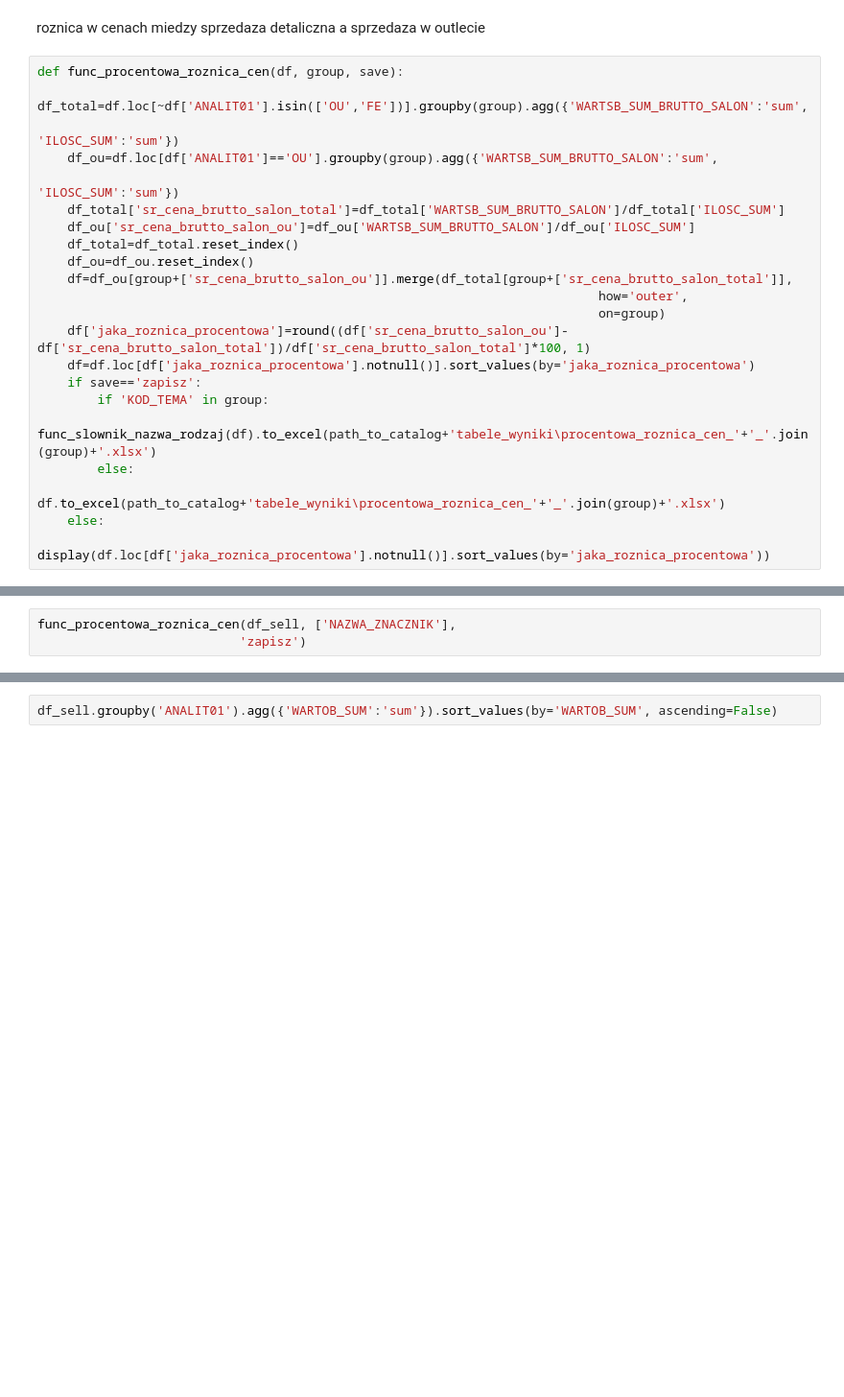
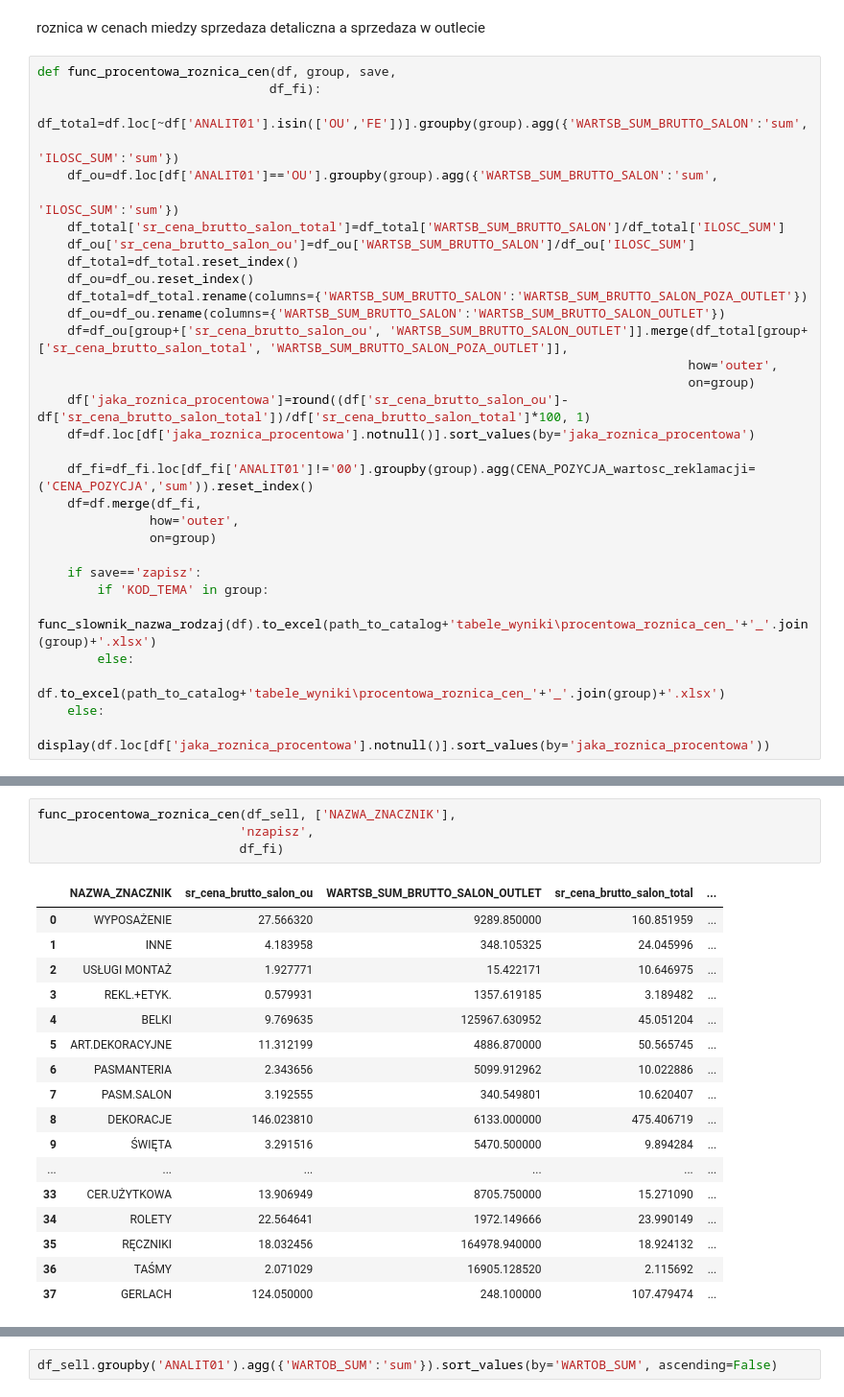
Before and after one commit to plggrzybuch/reklamacje, a Jupyter notebook: reklamacje_sql.ipynb, the cells around one changed output, grey strips where cells are left out. Shown at 96% size. Drawn from its saved outputs; the diff is of its cells as text; blank space fills up the shorter version.

```diff
--- a/reklamacje_sql.ipynb
+++ b/reklamacje_sql.ipynb
@@ -646,7 +625,8 @@ df_sell
 # %% [markdown]
 roznica w cenach miedzy sprzedaza detaliczna a sprzedaza w outlecie
 # %%
-def func_procentowa_roznica_cen(df, group, save):
+def func_procentowa_roznica_cen(df, group, save,
+                               df_fi):
     df_total=df.loc[~df['ANALIT01'].isin(['OU','FE'])].groupby(group).agg({'WARTSB_SUM_BRUTTO_SALON':'sum',
                                                                                      'ILOSC_SUM':'sum'})
     df_ou=df.loc[df['ANALIT01']=='OU'].groupby(group).agg({'WARTSB_SUM_BRUTTO_SALON':'sum',
@@ -655,11 +635,19 @@ def func_procentowa_roznica_cen(df, group, save):
     df_ou['sr_cena_brutto_salon_ou']=df_ou['WARTSB_SUM_BRUTTO_SALON']/df_ou['ILOSC_SUM']
     df_total=df_total.reset_index()
     df_ou=df_ou.reset_index()
-    df=df_ou[group+['sr_cena_brutto_salon_ou']].merge(df_total[group+['sr_cena_brutto_salon_total']],
-                                                                           how='outer',
-                                                                           on=group)
+    df_total=df_total.rename(columns={'WARTSB_SUM_BRUTTO_SALON':'WARTSB_SUM_BRUTTO_SALON_POZA_OUTLET'})
+    df_ou=df_ou.rename(columns={'WARTSB_SUM_BRUTTO_SALON':'WARTSB_SUM_BRUTTO_SALON_OUTLET'})
+    df=df_ou[group+['sr_cena_brutto_salon_ou', 'WARTSB_SUM_BRUTTO_SALON_OUTLET']].merge(df_total[group+['sr_cena_brutto_salon_total', 'WARTSB_SUM_BRUTTO_SALON_POZA_OUTLET']],
+                                                                                       how='outer',
+                                                                                       on=group)
     df['jaka_roznica_procentowa']=round((df['sr_cena_brutto_salon_ou']-df['sr_cena_brutto_salon_total'])/df['sr_cena_brutto_salon_total']*100, 1)
     df=df.loc[df['jaka_roznica_procentowa'].notnull()].sort_values(by='jaka_roznica_procentowa')
+
+    df_fi=df_fi.loc[df_fi['ANALIT01']!='00'].groupby(group).agg(CENA_POZYCJA_wartosc_reklamacji=('CENA_POZYCJA','sum')).reset_index()
+    df=df.merge(df_fi,
+               how='outer',
+               on=group)
+
     if save=='zapisz':
         if 'KOD_TEMA' in group:
             func_slownik_nazwa_rodzaj(df).to_excel(path_to_catalog+'tabele_wyniki\procentowa_roznica_cen_'+'_'.join(group)+'.xlsx')
@@ -673,3 +662,22 @@ func_procentowa_roznica_cen(df_sell, ['NAZWA_ZNACZNIK','KOD_TEMA'],
 # %%
 func_procentowa_roznica_cen(df_sell, ['NAZWA_ZNACZNIK'],
-                           'zapisz')
+                           'nzapisz',
+                           df_fi)
+# %% [output]
+|  | NAZWA_ZNACZNIK | sr_cena_brutto_salon_ou | WARTSB_SUM_BRUTTO_SALON_OUTLET | sr_cena_brutto_salon_total | ... |
+| 0 | WYPOSAŻENIE | 27.566320 | 9289.850000 | 160.851959 | ... |
+| 1 | INNE | 4.183958 | 348.105325 | 24.045996 | ... |
+| 2 | USŁUGI MONTAŻ | 1.927771 | 15.422171 | 10.646975 | ... |
+| 3 | REKL.+ETYK. | 0.579931 | 1357.619185 | 3.189482 | ... |
+| 4 | BELKI | 9.769635 | 125967.630952 | 45.051204 | ... |
+| 5 | ART.DEKORACYJNE | 11.312199 | 4886.870000 | 50.565745 | ... |
+| 6 | PASMANTERIA | 2.343656 | 5099.912962 | 10.022886 | ... |
+| 7 | PASM.SALON | 3.192555 | 340.549801 | 10.620407 | ... |
+| 8 | DEKORACJE | 146.023810 | 6133.000000 | 475.406719 | ... |
+| 9 | ŚWIĘTA | 3.291516 | 5470.500000 | 9.894284 | ... |
+| ... | ... | ... | ... | ... | ... |
+| 33 | CER.UŻYTKOWA | 13.906949 | 8705.750000 | 15.271090 | ... |
+| 34 | ROLETY | 22.564641 | 1972.149666 | 23.990149 | ... |
+| 35 | RĘCZNIKI | 18.032456 | 164978.940000 | 18.924132 | ... |
+| 36 | TAŚMY | 2.071029 | 16905.128520 | 2.115692 | ... |
+| 37 | GERLACH | 124.050000 | 248.100000 | 107.479474 | ... |
```
Also changed, not shown: parts of 11 cells of this notebook, 1 other file.
